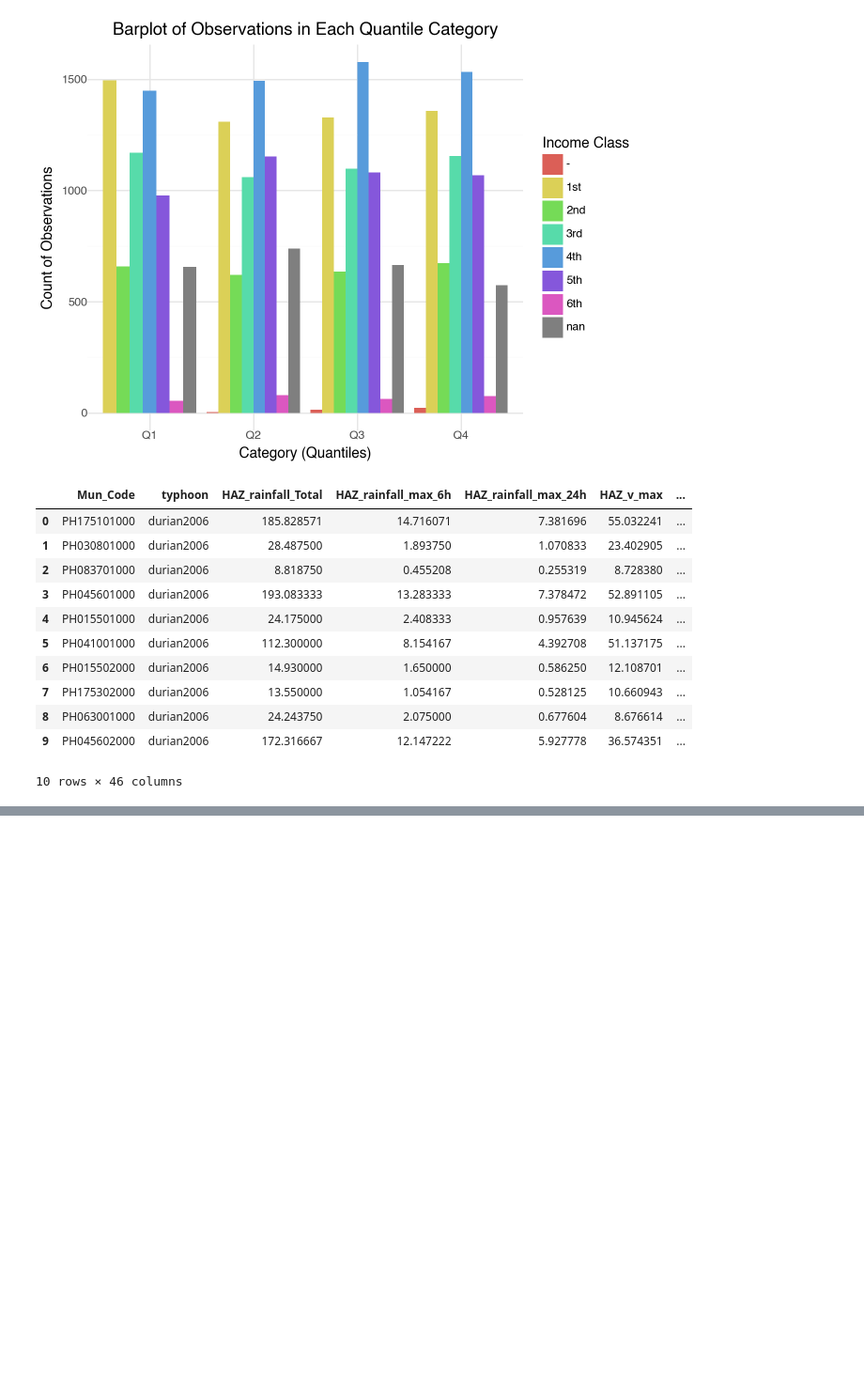
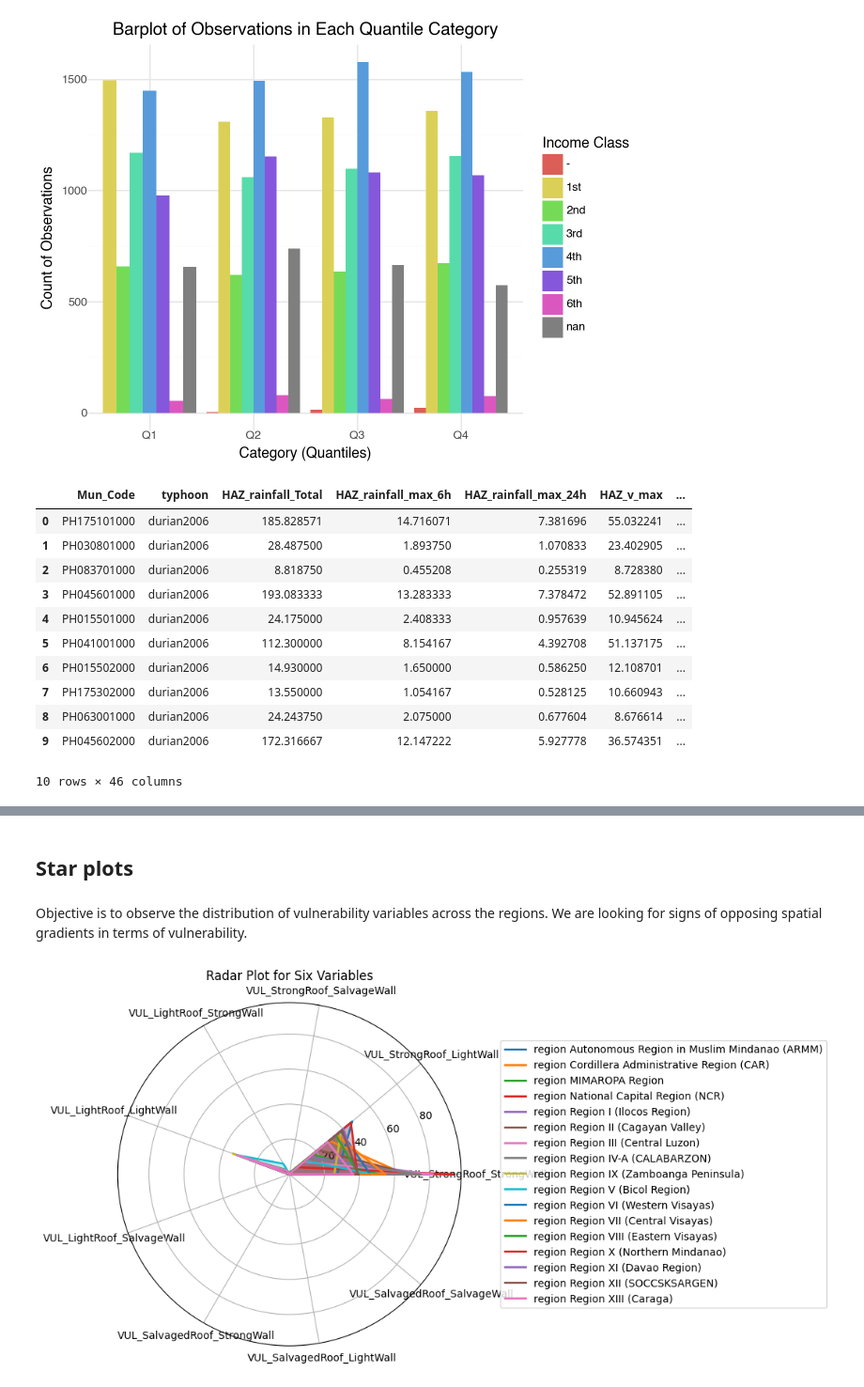
Before and after one commit to BMasinde/causal-fairness-Philippines-drrm, a Jupyter notebook: data expo notebooks/vulnerability_data_expo.ipynb, the cells around one changed output, grey strips where cells are left out. Shown at 94% size. Cells and saved outputs as stored; diff of their text form; code cells hidden in the pictures; blank space fills up the shorter version.

Commit message:
added regions and radar plots
Added regions to the data and made radar plots to investigate on vulnerability between north and south on the build typologies. Inefficient code though

```diff
--- a/data expo notebooks/vulnerability_data_expo.ipynb
+++ b/data expo notebooks/vulnerability_data_expo.ipynb
@@ -188,0 +244,12 @@ base_inc_df.head(10)
+# %%
+# making sure that the columns are of type strings
+base_inc_df['Mun_Code'] = base_inc_df['Mun_Code'].astype('string')
+# %%
+# Left join by matching the first 7 characters of 'col1' from df1 and 'col2' from df2
+base_inc_reg_DF = pd.merge(base_inc_df, regions_DF, left_on=base_inc_df['Mun_Code'].str[2:4], right_on=regions_DF['code'].str[0:2], how='left')
+
+# Drop the unnecessary key columns created by the merge (optional)
+base_inc_reg_DF = base_inc_reg_DF.drop(['key_0'], axis=1)
+
+# Show the result
+base_inc_reg_DF.head(5)
@@ -188,0 +286,62 @@ base_inc_df.head(10)
+# %% [markdown]
+## Star plots
+# %% [markdown]
+Objective is to observe the distribution of vulnerability variables across the regions. We are looking for signs of opposing spatial gradients in terms of vulnerability.
+# %%
+# only for housing and buidling typology variables
+selected_columns = ['VUL_StrongRoof_StrongWall',
+       'VUL_StrongRoof_LightWall', 'VUL_StrongRoof_SalvageWall',
+       'VUL_LightRoof_StrongWall', 'VUL_LightRoof_LightWall',
+       'VUL_LightRoof_SalvageWall', 'VUL_SalvagedRoof_StrongWall',
+       'VUL_SalvagedRoof_LightWall', 'VUL_SalvagedRoof_SalvageWall', 'region']
+
+
+
+
+base_inc_reg_DF_typologies = base_inc_reg_DF[selected_columns]
+
+# Group the DataFrame by the 'Category' column and calculate the mean for each group
+mean_by_category = base_inc_reg_DF_typologies.groupby('region').mean()
+
+
+# columns to visualize
+viz_columns = ['VUL_StrongRoof_StrongWall',
+       'VUL_StrongRoof_LightWall', 'VUL_StrongRoof_SalvageWall',
+       'VUL_LightRoof_StrongWall', 'VUL_LightRoof_LightWall',
+       'VUL_LightRoof_SalvageWall', 'VUL_SalvagedRoof_StrongWall',
+       'VUL_SalvagedRoof_LightWall', 'VUL_SalvagedRoof_SalvageWall']
+
+
+num_vars = len(viz_columns)
+
+# Compute angles for radar plot (equally spaced, and add a final point for closure)
+angles = np.linspace(0, 2 * np.pi, num_vars, endpoint=False).tolist()
+angles += angles[:1]
+
+# Initialize the plot
+fig, ax = plt.subplots(figsize=(6, 6), subplot_kw=dict(polar=True))
+
+# Function to plot radar chart
+def plot_radar(values, label):
+    values += values[:1]  # Add the first value to the end to close the loop
+    ax.fill(angles, values, alpha=0.25)
+    ax.plot(angles, values, label=label, linewidth=2)
+
+# Plot each row in the DataFrame (each observation)
+for i, row in mean_by_category.iterrows():
+    plot_radar(row.tolist(), label=f'region {i}')
+
+# Set labels for each axis
+ax.set_xticks(angles[:-1])
+ax.set_xticklabels(viz_columns)
+#ax.set_xticklabels(metrics)
+
+# Add title and legend
+plt.title('Radar Plot for Six Variables')
+# Move the legend to the extreme right of the plot
+plt.legend(loc='center left', bbox_to_anchor=(1.1, 0.5))
+
+# Show the plot
+plt.show()
+# %% [output]
+[figure, added]
```
Also changed, not shown: parts of 24 cells of this notebook, 1 other file.
